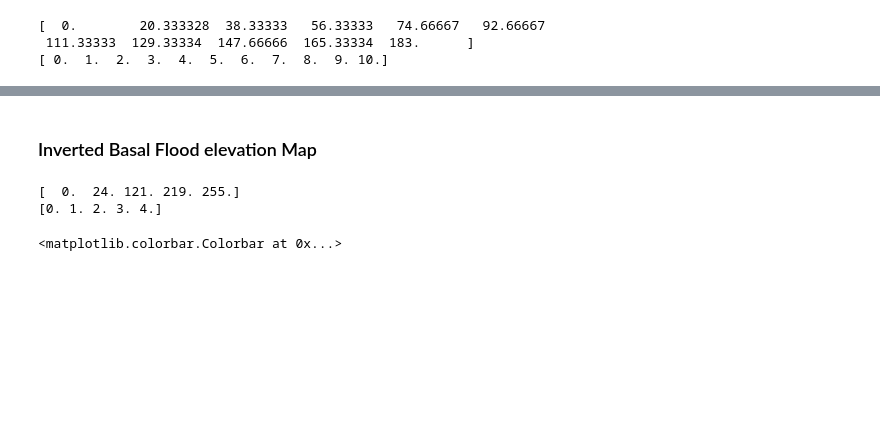
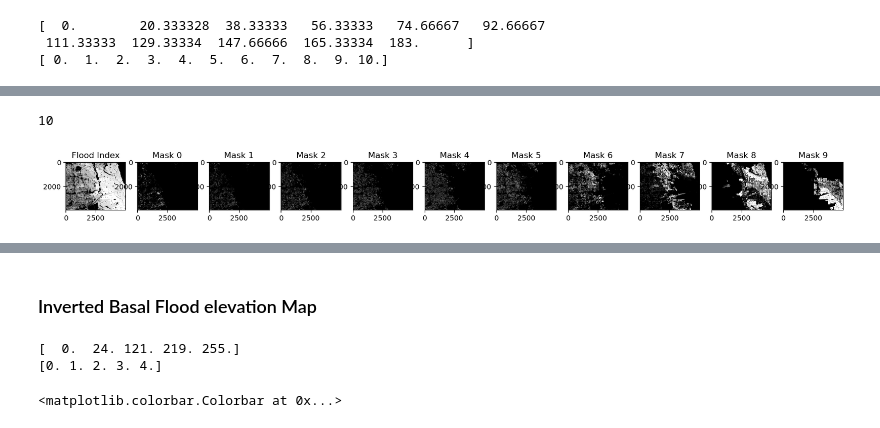
Before and after one commit to ehtnamuh/Grainger-Flood-Data-Visualization, a Jupyter notebook: Transformer Model/Transformer separate masks.ipynb, the cells around one changed output, grey strips where cells are left out. Saved outputs shown, nothing was run; the diff lists cells and outputs as text; code cells hidden in the pictures; blank space fills up the shorter version.

```diff
--- a/Transformer Model/Transformer separate masks.ipynb
+++ b/Transformer Model/Transformer separate masks.ipynb
@@ -115,0 +125,17 @@ Text(0.5, 1.0, 'Flood Index')
+# %%
+# separate the flood index into 10 different masks
+unique_values = np.unique(flood_index)
+flood_masks = [
+    (flood_index == v).astype(np.float32) for v in range(1, len(unique_values))
+]
+print(len(flood_masks))
+# plot the flood index and the masks
+fig, axes = plt.subplots(1, len(unique_values), figsize=(20, 20))
+axes[0].imshow(flood_index, cmap="gray")
+axes[0].set_title("Flood Index")
+for i in range(len(flood_masks)):
+    axes[i + 1].imshow(flood_masks[i], cmap="gray")
+    axes[i + 1].set_title(f"Mask {i}")
+# %% [output]
+10
+[figure, added]
```
Also changed, not shown: parts of 24 cells of this notebook.
